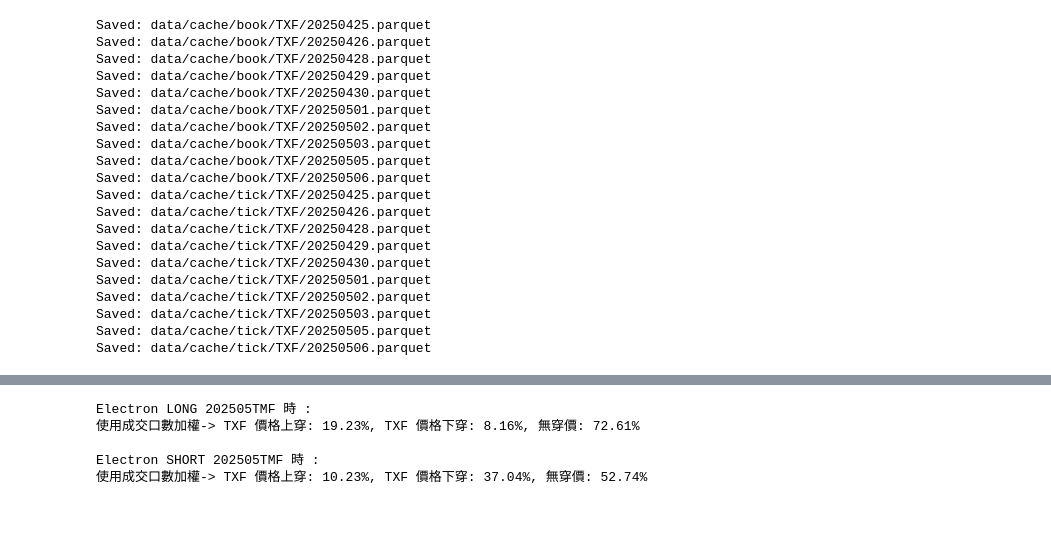
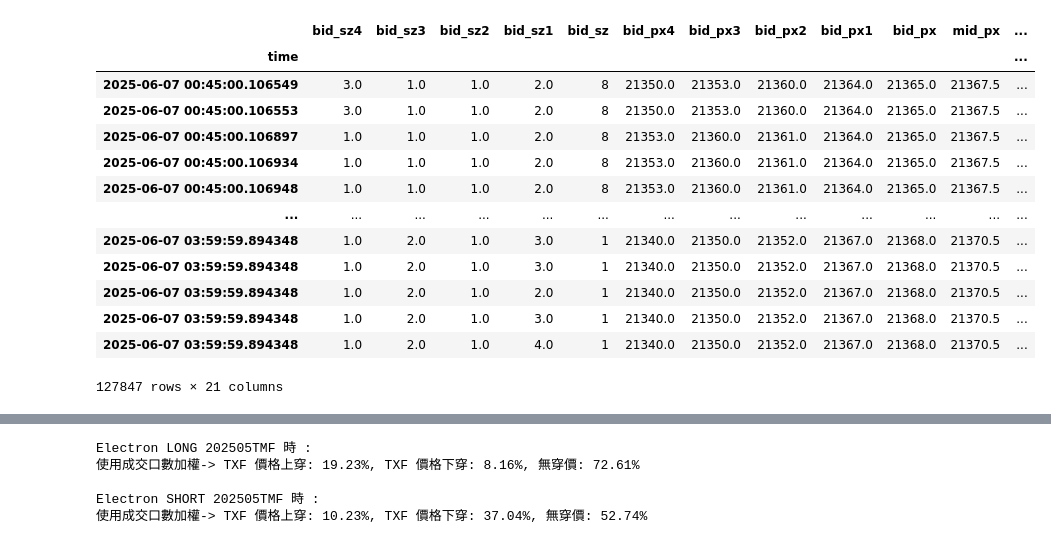
Before and after one commit to yuyu8815/proton_pnl_check, a Jupyter notebook: txf_trade_through.ipynb, the cells around one changed output, grey strips where cells are left out. Drawn from its saved outputs; the diff is of its cells as text; code cells hidden in the pictures; blank space fills up the shorter version.

```diff
--- a/txf_trade_through.ipynb
+++ b/txf_trade_through.ipynb
@@ -25,8 +25,8 @@ import warnings
 from tqdm import tqdm
 # %%
 warnings.filterwarnings("ignore", category=DeprecationWarning)
-start_date = '2025-04-25'
-end_date = '2025-05-06'
+start_date = '2025-06-02'
+end_date = '2025-06-09'
 date_range = pd.date_range(start=start_date, end=end_date, freq='D')
 
 txf_books, txf_ticks = pd.DataFrame(), pd.DataFrame()
@@ -34,14 +34,14 @@ txf_books, txf_ticks = pd.DataFrame(), pd.DataFrame()
 for date in tqdm(date_range, desc="Loading TXF data by day"):
     try:
         txf_book = cmd.book_printer_v2(
-            'FUT_TAIFEX_TXF:202505',
+            'FUT_TAIFEX_TXF:202507',
             sdate=date,
             edate=date,
             depth=5,
             source='SRC_TAIFEX_RT_RD.ORIG_CPBQ.DEST_CPBQ'
         )
         txf_tick = cmd.tick_printer(
-            'FUT_TAIFEX_TXF:202505',
+            'FUT_TAIFEX_TXF:202507',
             sdate=date,
             edate=date
         )
@@ -108,27 +66,3 @@ def save_parquet_daily_from_index(df, kind, instr, base_path="data/cache"):
-# %%
-save_parquet_daily_from_index(txf_books, kind="book", instr="TXF")
-save_parquet_daily_from_index(txf_ticks, kind="tick", instr="TXF")
-# %% [output]
-Saved: data/cache/book/TXF/20250425.parquet
-Saved: data/cache/book/TXF/20250426.parquet
-Saved: data/cache/book/TXF/20250428.parquet
-Saved: data/cache/book/TXF/20250429.parquet
-Saved: data/cache/book/TXF/20250430.parquet
-Saved: data/cache/book/TXF/20250501.parquet
-Saved: data/cache/book/TXF/20250502.parquet
-Saved: data/cache/book/TXF/20250503.parquet
-Saved: data/cache/book/TXF/20250505.parquet
-Saved: data/cache/book/TXF/20250506.parquet
-Saved: data/cache/tick/TXF/20250425.parquet
-Saved: data/cache/tick/TXF/20250426.parquet
-Saved: data/cache/tick/TXF/20250428.parquet
-Saved: data/cache/tick/TXF/20250429.parquet
-Saved: data/cache/tick/TXF/20250430.parquet
-Saved: data/cache/tick/TXF/20250501.parquet
-Saved: data/cache/tick/TXF/20250502.parquet
-Saved: data/cache/tick/TXF/20250503.parquet
-Saved: data/cache/tick/TXF/20250505.parquet
-Saved: data/cache/tick/TXF/20250506.parquet
 # %%
 ticks_for_analysis = txf_ticks.copy()
 ticks_for_analysis['ex_time'] = pd.to_datetime(ticks_for_analysis['ex_time'])
@@ -153,3 +87,20 @@ traded.loc[down_cross, 'trade_through'] = 'downward'
 
 # 只留下有穿價的成交
 trade_through_df = traded[traded['trade_through'] != 'none']
+# %%
+txf_books.loc["2025-06-07"].between_time("00:45", "04:00")
+# %% [output]
+|  | bid_sz4 | bid_sz3 | bid_sz2 | bid_sz1 | bid_sz | bid_px4 | bid_px3 | bid_px2 | bid_px1 | bid_px | mid_px | ... |
+| time |  |  |  |  |  |  |  |  |  |  |  | ... |
+| 2025-06-07 00:45:00.106549 | 3.0 | 1.0 | 1.0 | 2.0 | 8 | 21350.0 | 21353.0 | 21360.0 | 21364.0 | 21365.0 | 21367.5 | ... |
+| 2025-06-07 00:45:00.106553 | 3.0 | 1.0 | 1.0 | 2.0 | 8 | 21350.0 | 21353.0 | 21360.0 | 21364.0 | 21365.0 | 21367.5 | ... |
+| 2025-06-07 00:45:00.106897 | 1.0 | 1.0 | 1.0 | 2.0 | 8 | 21353.0 | 21360.0 | 21361.0 | 21364.0 | 21365.0 | 21367.5 | ... |
+| 2025-06-07 00:45:00.106934 | 1.0 | 1.0 | 1.0 | 2.0 | 8 | 21353.0 | 21360.0 | 21361.0 | 21364.0 | 21365.0 | 21367.5 | ... |
+| 2025-06-07 00:45:00.106948 | 1.0 | 1.0 | 1.0 | 2.0 | 8 | 21353.0 | 21360.0 | 21361.0 | 21364.0 | 21365.0 | 21367.5 | ... |
+| ... | ... | ... | ... | ... | ... | ... | ... | ... | ... | ... | ... | ... |
+| 2025-06-07 03:59:59.894348 | 1.0 | 2.0 | 1.0 | 3.0 | 1 | 21340.0 | 21350.0 | 21352.0 | 21367.0 | 21368.0 | 21370.5 | ... |
+| 2025-06-07 03:59:59.894348 | 1.0 | 2.0 | 1.0 | 3.0 | 1 | 21340.0 | 21350.0 | 21352.0 | 21367.0 | 21368.0 | 21370.5 | ... |
+| 2025-06-07 03:59:59.894348 | 1.0 | 2.0 | 1.0 | 2.0 | 1 | 21340.0 | 21350.0 | 21352.0 | 21367.0 | 21368.0 | 21370.5 | ... |
+| 2025-06-07 03:59:59.894348 | 1.0 | 2.0 | 1.0 | 3.0 | 1 | 21340.0 | 21350.0 | 21352.0 | 21367.0 | 21368.0 | 21370.5 | ... |
+| 2025-06-07 03:59:59.894348 | 1.0 | 2.0 | 1.0 | 4.0 | 1 | 21340.0 | 21350.0 | 21352.0 | 21367.0 | 21368.0 | 21370.5 | ... |
+127847 rows × 21 columns
```
Also changed, not shown: parts of 6 cells of this notebook, 12 other files.
